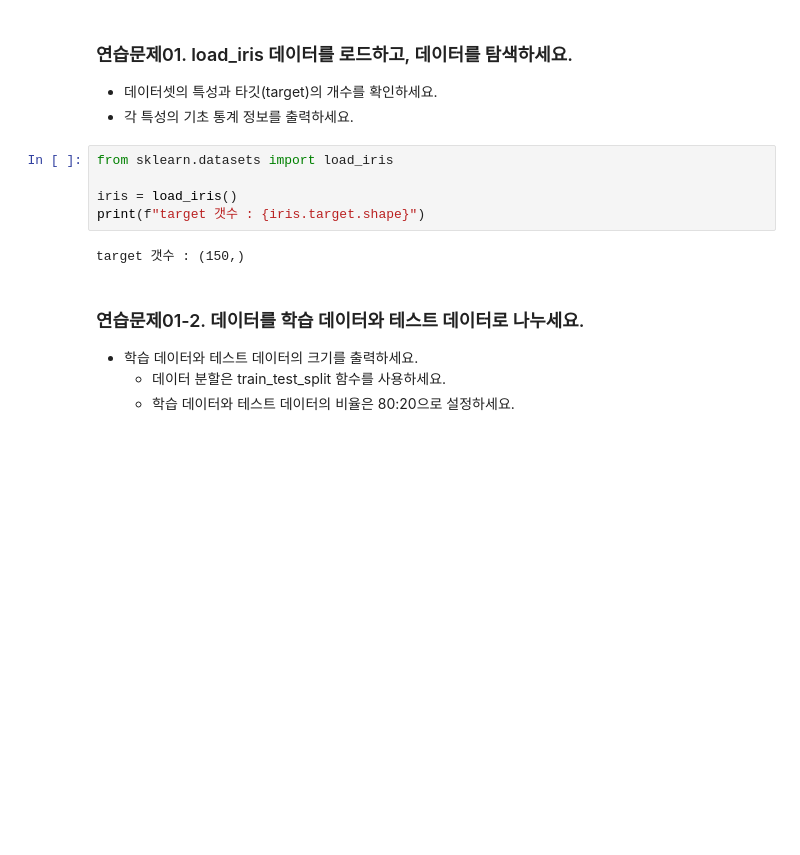
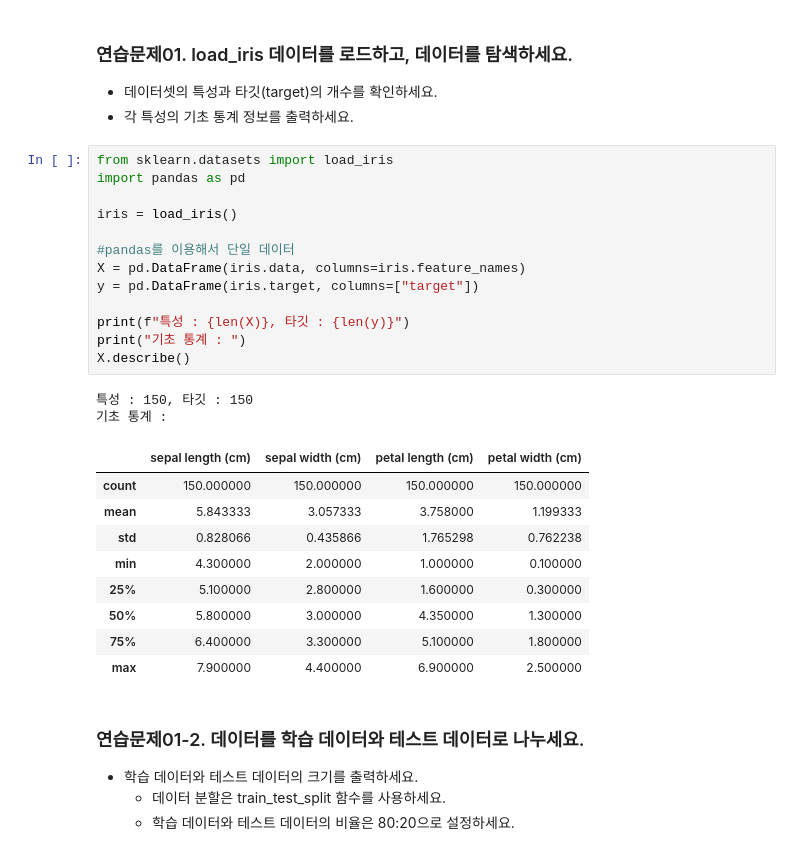
Before and after one commit to iambean-git/K_Digital_8_workspace, a Jupyter notebook: workspace_python_AI/02.MachineLearning/workspace/02_supervised-learning(b)_exercise.ipynb, the cells around one changed output. Cells and saved outputs as stored; diff of their text form; blank space fills up the shorter version.

```diff
--- a/workspace_python_AI/02.MachineLearning/workspace/02_supervised-learning(b)_exercise.ipynb
+++ b/workspace_python_AI/02.MachineLearning/workspace/02_supervised-learning(b)_exercise.ipynb
@@ -13,13 +13,31 @@ from preamble import *
 ### 연습문제01. load_iris 데이터를 로드하고, 데이터를 탐색하세요.
 - 데이터셋의 특성과 타깃(target)의 개수를 확인하세요.
 - 각 특성의 기초 통계 정보를 출력하세요.
-# %%
-from sklearn.datasets import load_iris
-
-iris = load_iris()
-print(f"target 갯수 : {iris.target.shape}")
-# %% [output]
-target 갯수 : (150,)
+# %%
+from sklearn.datasets import load_iris
+import pandas as pd
+
+iris = load_iris()
+
+#pandas를 이용해서 단일 데이터
+X = pd.DataFrame(iris.data, columns=iris.feature_names)
+y = pd.DataFrame(iris.target, columns=["target"])
+
+print(f"특성 : {len(X)}, 타깃 : {len(y)}")
+print("기초 통계 : ")
+X.describe()
+# %% [output]
+특성 : 150, 타깃 : 150
+기초 통계 :
+|  | sepal length (cm) | sepal width (cm) | petal length (cm) | petal width (cm) |
+| count | 150.000000 | 150.000000 | 150.000000 | 150.000000 |
+| mean | 5.843333 | 3.057333 | 3.758000 | 1.199333 |
+| std | 0.828066 | 0.435866 | 1.765298 | 0.762238 |
+| min | 4.300000 | 2.000000 | 1.000000 | 0.100000 |
+| 25% | 5.100000 | 2.800000 | 1.600000 | 0.300000 |
+| 50% | 5.800000 | 3.000000 | 4.350000 | 1.300000 |
+| 75% | 6.400000 | 3.300000 | 5.100000 | 1.800000 |
+| max | 7.900000 | 4.400000 | 6.900000 | 2.500000 |
 # %% [markdown]
 ### 연습문제01-2. 데이터를 학습 데이터와 테스트 데이터로 나누세요.
 - 학습 데이터와 테스트 데이터의 크기를 출력하세요.
```
Also changed, not shown: parts of 5 cells of this notebook, 2 other files.
